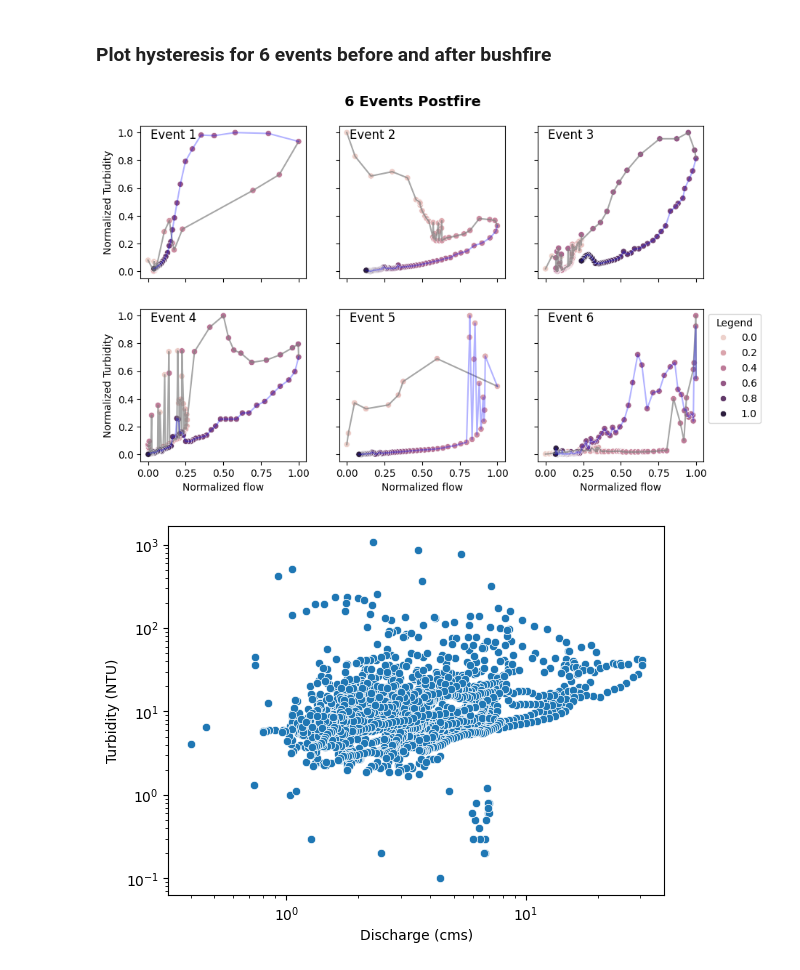
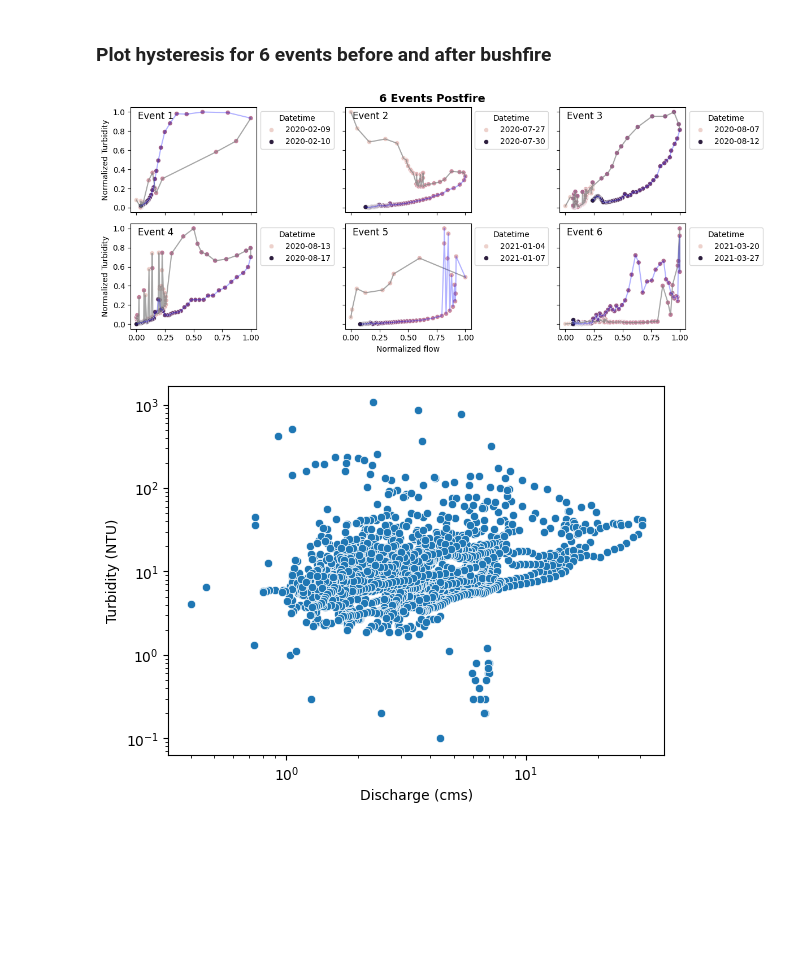
Before and after one commit to QianWanghhu/BushFireWQ, a Jupyter notebook: src/Explore_212058_CQ.ipynb, the cells around one changed output. Cells and saved outputs as stored; diff of their text form; code cells hidden in the pictures; blank space fills up the shorter version.

Commit message:
Modify hysteresis plot by adding time to it.

```diff
--- a/src/Explore_212058_CQ.ipynb
+++ b/src/Explore_212058_CQ.ipynb
@@ -189,39 +184,52 @@ plt.savefig(f'{fig_dir}HystFlshIndexScatter.png', format = 'png', dpi=300)
 # %%
 # Select 9 events before and after fire
 # Read storm event data
 storm_data = pd.read_csv('../output/CQ_analysis/212058/' + \
                         f'Q_above_{Q_thre}_212058_StormEventRefilterData.csv', \
                         index_col = 'id')
 # Set stormID to str format
 # Select six events of the max peak flow during each periods
-fig, axes = plt.subplots(nrows=2, ncols=3, sharex=True, sharey=True, figsize=(10, 6))
+fig, axes = plt.subplots(nrows=2, ncols=3, sharex=True, sharey=True, figsize=(12, 5))
 title = ['6 Events Prefire', '6 Events Postfire'][1]
 dt_plot = six_eventID[1] # six_eventID[1] for postfire events and six_eventID[0] for prefire events
 kk = 0
 for ii in range(2):
     for jj in range(3):
         # Simplified condition for legend
-        lgnd = kk == 5
+        # lgnd = kk == 5
+        lgnd = True
         hys_temp = storm_data[storm_data['stormID'] == float(dt_plot[kk])]
         peak_idx = hys_temp['norm_tot_q'].idxmax()
         # Plot the hysteresis for each period
         sns.scatterplot(hys_temp, x = 'norm_tot_q', y ='norm_c', hue='norm_ts', \
                         ax = axes[ii, jj], legend=lgnd)
         sns.lineplot(hys_temp.loc[:peak_idx, :], x = 'norm_tot_q', y ='norm_c', \
                         ax = axes[ii, jj], legend=lgnd, color='grey', alpha=0.7)
         sns.lineplot(hys_temp.loc[peak_idx:, :], x = 'norm_tot_q', y ='norm_c', \
                         ax = axes[ii, jj], legend=lgnd, color='blue', alpha=0.3)
+        # Set event ID as title
+        axes[ii, jj].set_title(f'Event {kk + 1}', loc='center', pad=12, x=0.2, y=0.8)
+        # Creating a custom legend with absolute time for each subplot
+        handles, labels = axes[ii, jj].get_legend_handles_labels()
+        # Create custom legend labels: only include the first and last absolute time
+        custom_labels = [str(hys_temp.Datetime.values[0][0:10]), str(hys_temp.Datetime.values[-1][0:10])]
+        # Set the new legend with the custom labels
+        axes[ii, jj].legend([handles[0], handles[-1]], custom_labels, title="Datetime",
+                            loc='upper left', bbox_to_anchor=(1., 1))
         kk += 1
-        axes[ii, jj].set_title(f'Event {kk}', loc='center', pad=10, x=0.2, y=0.85)
     # Set labels
     axes[ii, 0].set_ylabel('Normalized Turbidity')
-for ii in range(3):
-    axes[1, ii].set_xlabel('Normalized flow')
+
+axes[1, 1].set_xlabel('Normalized flow')
+axes[1, 0].set_xlabel('')
+axes[1, 2].set_xlabel('')
 plt.suptitle(title, fontsize=font_size, fontweight='bold', y=0.95)
-axes[1, 2].legend(loc='upper left', bbox_to_anchor=(1, 1), title='Legend')
+plt.subplots_adjust(wspace=0.02, hspace=0.05)
+# axes[1, 2].legend(loc='upper left', bbox_to_anchor=(1, 1), title='Legend')
+plt.tight_layout()
 plt.savefig(f'{fig_dir}{title}Hysteresis.png', format='png', dpi=300)
 # %% [output]
-[figure, old version]
+[figure, new version]
 # %%
 ## Explore the relationship in 1/n space
 # Read storm event data
```
Also changed, not shown: parts of 5 cells of this notebook, 1 other file.
